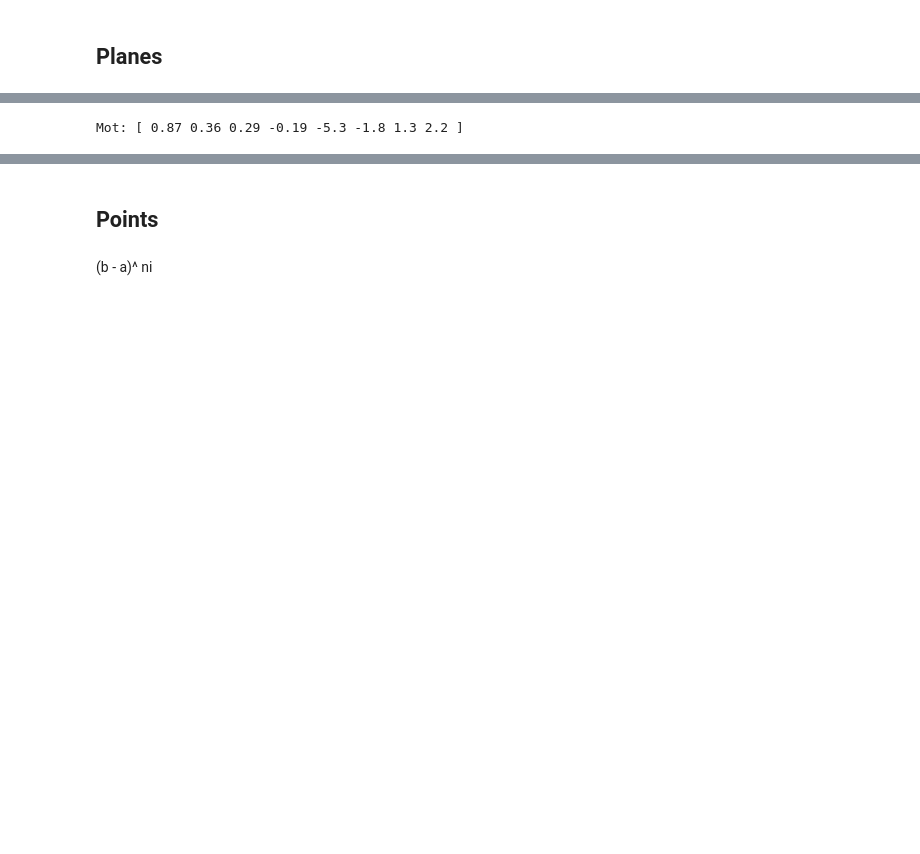
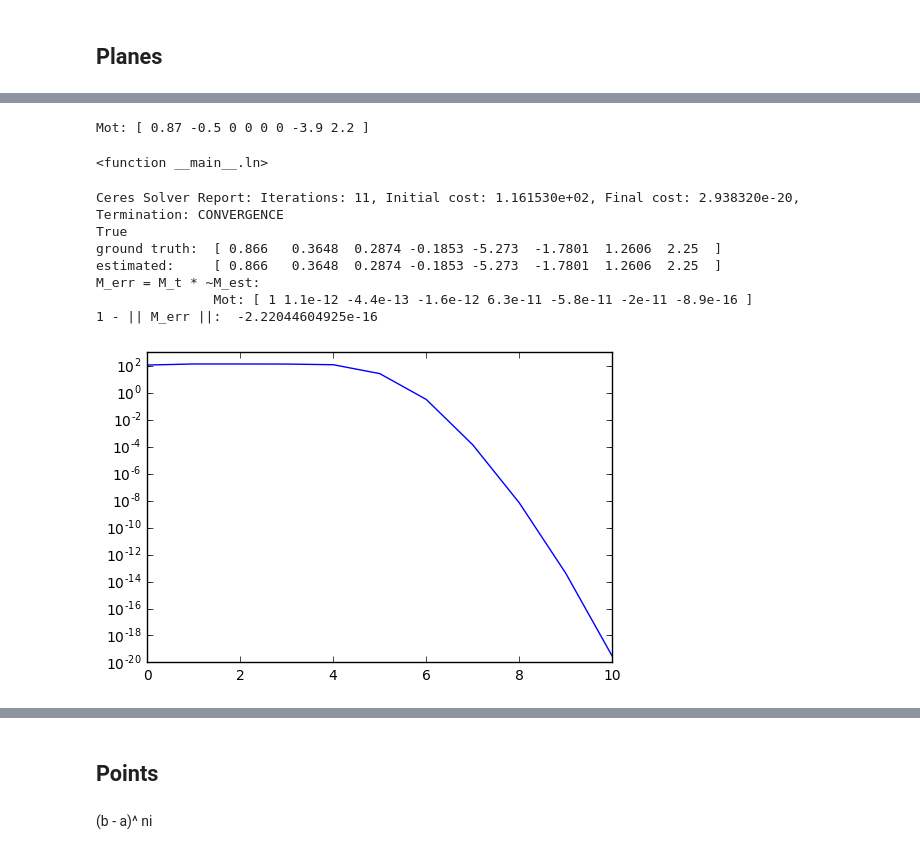
Before and after one commit to tingelst/game, a Jupyter notebook: python/ENGAGE2017.ipynb, the cells around one changed output, grey strips where cells are left out. Saved outputs shown, nothing was run; the diff lists cells and outputs as text; code cells hidden in the pictures; blank space fills up the shorter version.

```diff
--- a/python/ENGAGE2017.ipynb
+++ b/python/ENGAGE2017.ipynb
@@ -468,16 +583,39 @@ planes_b = [plane.spin(motor3) for plane in planes_a]
+# %%
+motor
+# %% [output]
+Mot: [ 0.87 -0.5 0 0 0 0 -3.9 2.2 ]
+# %%
+ln
+# %% [output]
+<function __main__.ln>
 # %%
 initial_motor = vsr.Mot(1.0, 0.0, 0.0, 0.0, 0.0, 0.0, 0.0, 0.0)
 mes = MotorEstimationSolver(initial_motor)
 for a, b in zip(planes_a, planes_b):
     mes.add_dual_plane_commutator_residual_block(a,b)
+#     mes.add_dual_plane_difference_residual_block(a,b)
 # mes.gradient_tolerance = 1e-12
 mes.set_parameterization('BIVECTOR_GENERATOR')
 mes.linear_solver_type = 'DENSE_QR'
 (em_lines_6_res, summary_lines_6_res, _) = mes.solve()
-# print(summary_lines_6_res['full_report'])
-print(em_lines_6_res)
+
+print(summary_lines_6_res['brief_report'])
+
+semilogy([it['cost'] for it in summary_lines_6_res['iterations']])
+print(np.allclose(motor3, em_lines_6_res, rtol=1e-4))
+print('ground truth: ', np.array(motor3))
+print('estimated:    ', np.array(em_lines_6_res))
+print('M_err = M_t * ~M_est:\n\t      ',motor3 * em_lines_6_res.rev())
+print('1 - || M_err ||: ', 1.0 - np.linalg.norm(np.array(motor3 * em_lines_6_res.rev())))
 # %% [output]
-Mot: [ 0.87 0.36 0.29 -0.19 -5.3 -1.8 1.3 2.2 ]
+Ceres Solver Report: Iterations: 11, Initial cost: 1.161530e+02, Final cost: 2.938320e-20, Termination: CONVERGENCE
+True
+ground truth:  [ 0.866   0.3648  0.2874 -0.1853 -5.273  -1.7801  1.2606  2.25  ]
+estimated:     [ 0.866   0.3648  0.2874 -0.1853 -5.273  -1.7801  1.2606  2.25  ]
+M_err = M_t * ~M_est:
+               Mot: [ 1 1.1e-12 -4.4e-13 -1.6e-12 6.3e-11 -5.8e-11 -2e-11 -8.9e-16 ]
+1 - || M_err ||:  -2.22044604925e-16
+[figure, added]
 # %%
 print(motor3 * em_lines_6_res.rev())
 # %% [output]
```
Also changed, not shown: parts of 33 cells of this notebook, 3 other files.
